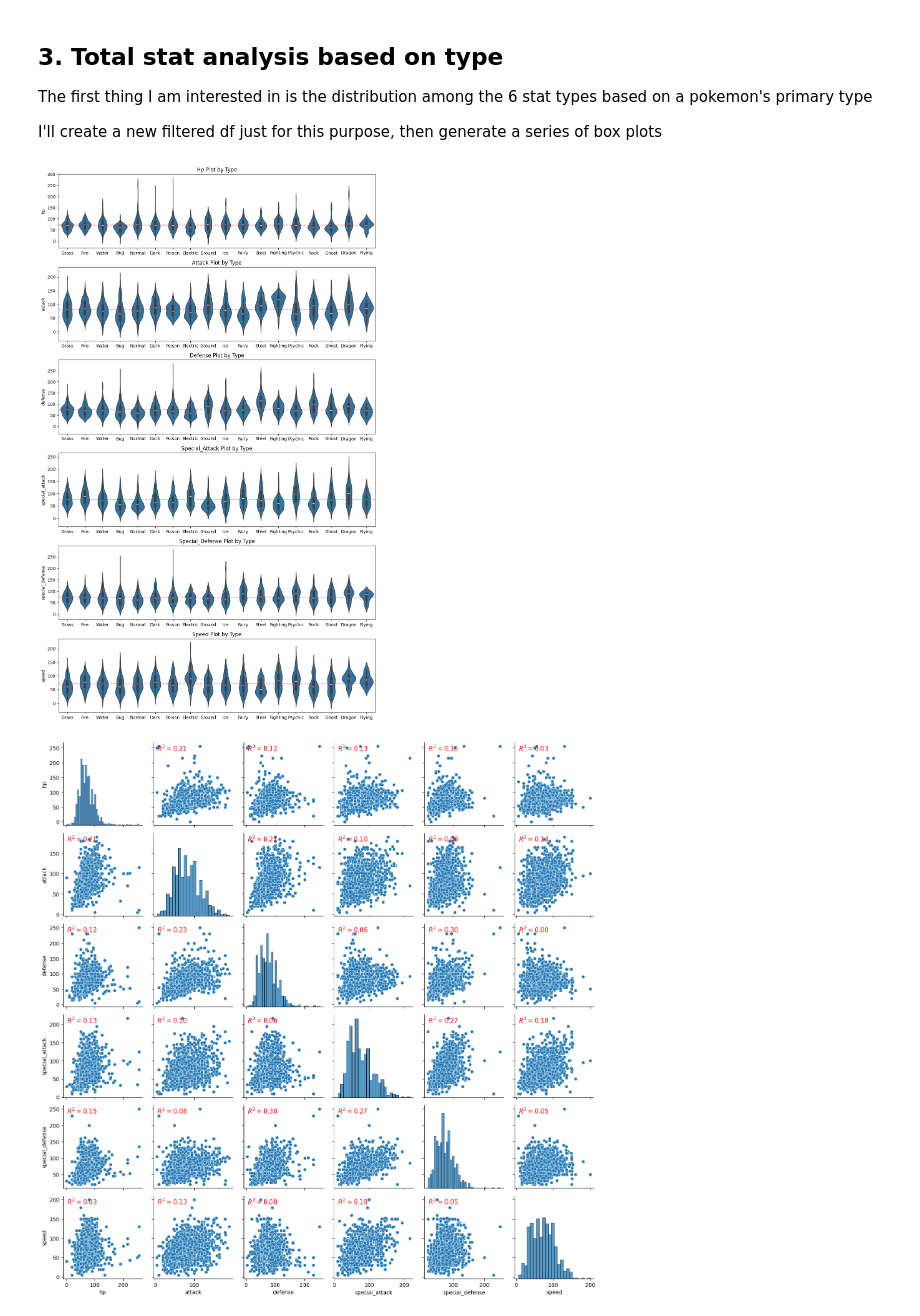
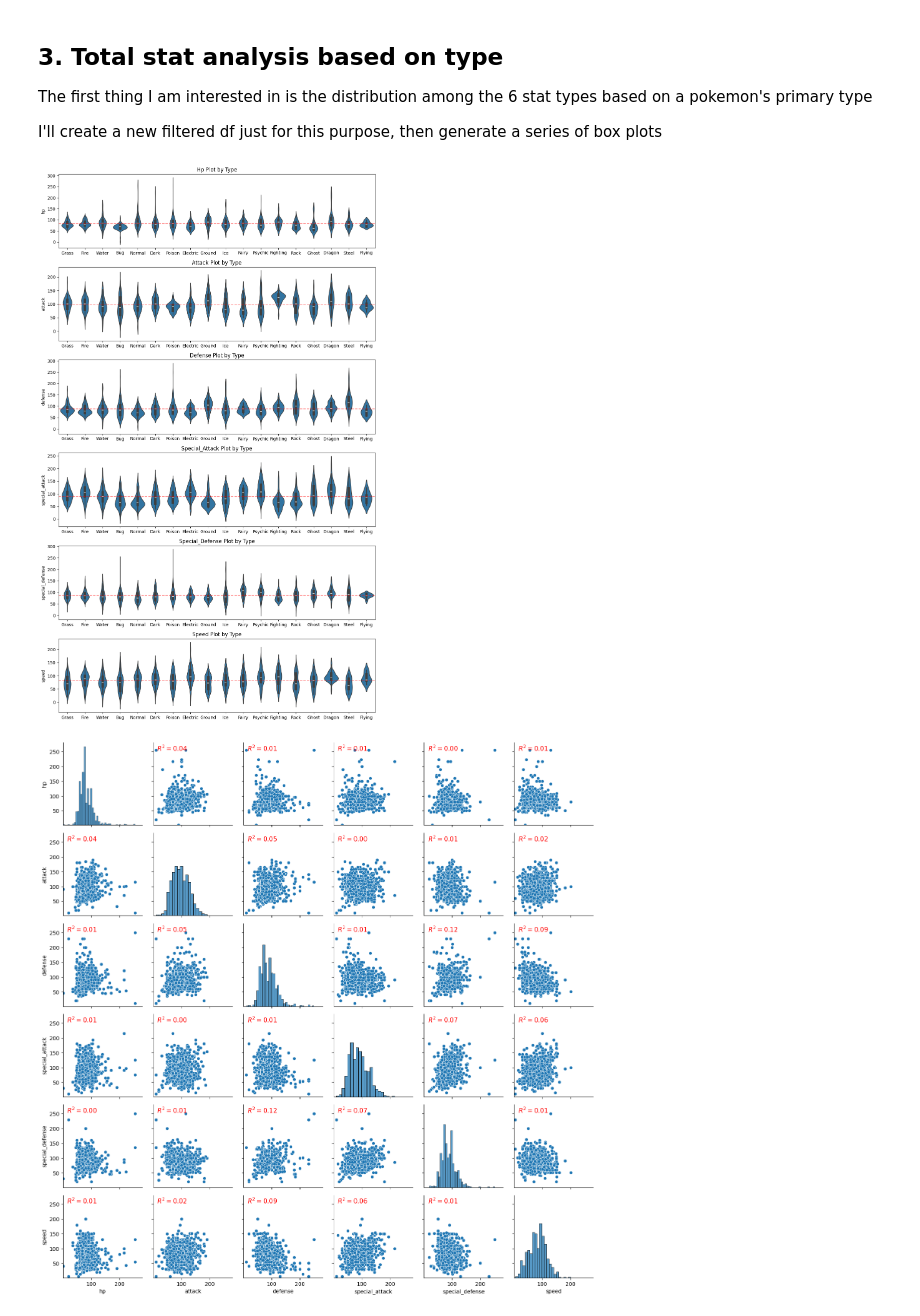
Before and after one commit to grantajason/pokemon_project, a Jupyter notebook: pokemon analysis.ipynb, the cells around one changed output. Drawn from its saved outputs; the diff is of its cells as text; code cells hidden in the pictures.

Commit message:
share all axis in grid plot

```diff
--- a/pokemon analysis.ipynb
+++ b/pokemon analysis.ipynb
@@ -107,7 +107,8 @@ The first thing I am interested in is the distribution among the 6 stat types ba
 
 I'll create a new filtered df just for this purpose, then generate a series of box plots
 # %%
-stat_by_ptype_df = pokemon_df[['primary_type', 'hp', 'attack', 'defense', 'special_defense', 'special_attack', 'speed']]
+stat_by_ptype_df = pokemon_df[pokemon_df['is_final_evolution'] == True]
+stat_by_ptype_df = stat_by_ptype_df[['primary_type', 'hp', 'attack', 'defense', 'special_defense', 'special_attack', 'speed']]
 stat_by_ptype_df[stat_columns] = stat_by_ptype_df[stat_columns].astype(int)
 
 # set up the grid
@@ -135,22 +136,36 @@ for i, stat in enumerate(stat_columns):
 plt.tight_layout()
 plt.show()
 # %% [output]
-[figure, old version]
+[figure, new version]
 # %%
-
+# Function to calculate and annotate R2
 def annotate_r2(x, y, **kwargs):
     mask = ~np.isnan(x) & ~np.isnan(y)
     slope, intercept, r_value, p_value, std_err = stats.linregress(x[mask], y[mask])
     ax = plt.gca()
     ax.annotate(f'$R^2 = {r_value**2:.2f}$',
                 xy=(0.05, 0.9), xycoords=ax.transAxes,
                 fontsize=12, color='red', fontweight='bold'
     )
+
+# Select stat columns
 stat_columns = ['hp', 'attack', 'defense', 'special_attack', 'special_defense', 'speed']
-g = sbn.PairGrid(pokemon_df[stat_columns])
+
+# Determine common scale (using global min/max for all stats in stat_by_ptype_df)
+global_min = stat_by_ptype_df[stat_columns].min().min()
+global_max = stat_by_ptype_df[stat_columns].max().max()
+limits = (global_min * 0.9, global_max * 1.1)
+
+# Create PairGrid
+g = sbn.PairGrid(stat_by_ptype_df[stat_columns])
 g.map_diag(sbn.histplot)
 g.map_offdiag(sbn.scatterplot)
 g.map_offdiag(annotate_r2)
+
+# Set the same scale for all x and y axes
+for ax in g.axes.flat:
+    ax.set_xlim(limits)
+    ax.set_ylim(limits)
 plt.show()
 # %% [output]
-[figure, old version]
+[figure, new version]
```
